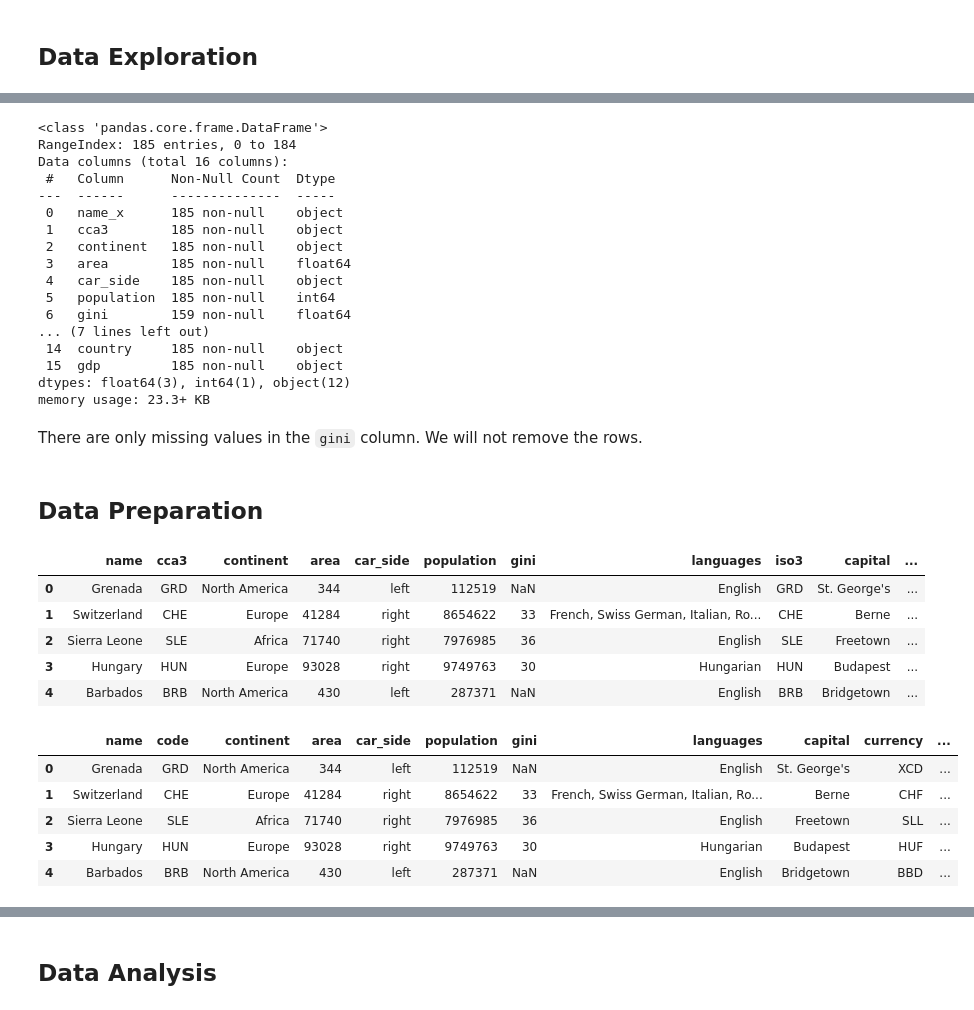
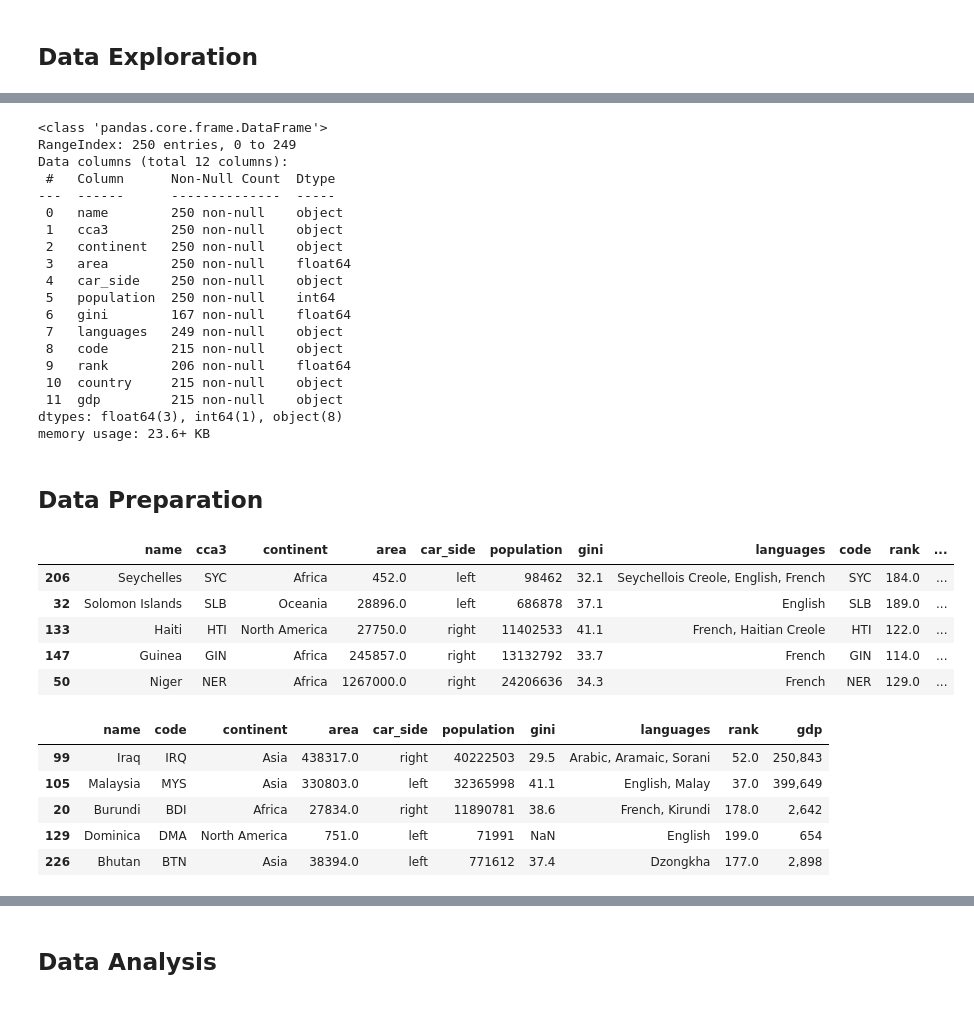
Before and after one commit to nadpierre/countries-eda-project, a Jupyter notebook: Country Analysis.ipynb, the cells around one changed output, grey strips where cells are left out. Saved outputs shown, nothing was run; the diff lists cells and outputs as text; code cells hidden in the pictures.

````diff
--- a/Country Analysis.ipynb
+++ b/Country Analysis.ipynb
@@ -137,10 +101,7 @@ CSV file Data/countries2.csv created
 # %%
 # Get number of rows/columns of each dataframe
-countries1 = pd.read_csv('Data/countries1.csv')
-print('Countries 1 shape:', countries1.shape)
-
-countries2 = pd.read_csv('Data/countries2.csv')
-print('Countries 2 shape:', countries2.shape)
+countries = pd.read_csv('Data/countries.csv')
+print('Countries shape:', countries.shape)
 
 gdp = pd.read_csv('Data/GDP.csv', on_bad_lines='error')
 print('GDP shape:', gdp.shape)
@@ -150,8 +110,6 @@ Countries 2 shape: (186, 4)
 GDP shape: (217, 4)
 # %%
 # Merge dataframes
-countries = countries1 \
-    .merge(right=countries2, how='inner', left_on='cca3', right_on='iso3') \
-    .merge(right=gdp, how='inner', left_on='cca3', right_on='code')
+countries = countries.merge(right=gdp, how='left', left_on='cca3', right_on='code')
 print('Merged dataframe shape:', countries.shape)
 # %% [output]
@@ -221,45 +175,45 @@ countries.describe()
 countries.info()
 # %% [output]
 <class 'pandas.core.frame.DataFrame'>
-RangeIndex: 185 entries, 0 to 184
-Data columns (total 16 columns):
+RangeIndex: 250 entries, 0 to 249
+Data columns (total 12 columns):
  #   Column      Non-Null Count  Dtype
 ---  ------      --------------  -----
- 0   name_x      185 non-null    object
- 1   cca3        185 non-null    object
- 2   continent   185 non-null    object
- 3   area        185 non-null    float64
- 4   car_side    185 non-null    object
- 5   population  185 non-null    int64
- 6   gini        159 non-null    float64
-... (7 lines left out)
- 14  country     185 non-null    object
- 15  gdp         185 non-null    object
-dtypes: float64(3), int64(1), object(12)
-memory usage: 23.3+ KB
+ 0   name        250 non-null    object
+ 1   cca3        250 non-null    object
+ 2   continent   250 non-null    object
+ 3   area        250 non-null    float64
+ 4   car_side    250 non-null    object
+ 5   population  250 non-null    int64
+ 6   gini        167 non-null    float64
+ 7   languages   249 non-null    object
+ 8   code        215 non-null    object
+ 9   rank        206 non-null    float64
+ 10  country     215 non-null    object
+ 11  gdp         215 non-null    object
+dtypes: float64(3), int64(1), object(8)
+memory usage: 23.6+ KB
-# %% [markdown]
-There are only missing values in the ```gini``` column. We will not remove the rows.
 # %% [markdown]
 ## Data Preparation
 # %%
 # Drop the name column of the second and third dataframe
-countries = countries.drop(['name_y', 'country'], axis=1).rename(columns={'name_x': 'name'})
-countries.head()
+countries = countries.drop('country', axis=1).rename(columns={'name_x': 'name'})
+countries.sample(5)
 # %% [output]
-|  | name | cca3 | continent | area | car_side | population | gini | languages | iso3 | capital | ... |
-| 0 | Grenada | GRD | North America | 344 | left | 112519 | NaN | English | GRD | St. George's | ... |
-| 1 | Switzerland | CHE | Europe | 41284 | right | 8654622 | 33 | French, Swiss German, Italian, Ro... | CHE | Berne | ... |
-| 2 | Sierra Leone | SLE | Africa | 71740 | right | 7976985 | 36 | English | SLE | Freetown | ... |
-| 3 | Hungary | HUN | Europe | 93028 | right | 9749763 | 30 | Hungarian | HUN | Budapest | ... |
-| 4 | Barbados | BRB | North America | 430 | left | 287371 | NaN | English | BRB | Bridgetown | ... |
+|  | name | cca3 | continent | area | car_side | population | gini | languages | code | rank | ... |
+| 206 | Seychelles | SYC | Africa | 452.0 | left | 98462 | 32.1 | Seychellois Creole, English, French | SYC | 184.0 | ... |
+| 32 | Solomon Islands | SLB | Oceania | 28896.0 | left | 686878 | 37.1 | English | SLB | 189.0 | ... |
+| 133 | Haiti | HTI | North America | 27750.0 | right | 11402533 | 41.1 | French, Haitian Creole | HTI | 122.0 | ... |
+| 147 | Guinea | GIN | Africa | 245857.0 | right | 13132792 | 33.7 | French | GIN | 114.0 | ... |
+| 50 | Niger | NER | Africa | 1267000.0 | right | 24206636 | 34.3 | French | NER | 129.0 | ... |
 # %%
 # Drop the code column of the second dataframe
-countries = countries.drop(['iso3', 'code'], axis=1).rename(columns={'cca3': 'code'})
-countries.head()
+countries = countries.drop('code', axis=1).rename(columns={'cca3': 'code'})
+countries.sample(5)
 # %% [output]
-|  | name | code | continent | area | car_side | population | gini | languages | capital | currency | ... |
-| 0 | Grenada | GRD | North America | 344 | left | 112519 | NaN | English | St. George's | XCD | ... |
-| 1 | Switzerland | CHE | Europe | 41284 | right | 8654622 | 33 | French, Swiss German, Italian, Ro... | Berne | CHF | ... |
-| 2 | Sierra Leone | SLE | Africa | 71740 | right | 7976985 | 36 | English | Freetown | SLL | ... |
-| 3 | Hungary | HUN | Europe | 93028 | right | 9749763 | 30 | Hungarian | Budapest | HUF | ... |
-| 4 | Barbados | BRB | North America | 430 | left | 287371 | NaN | English | Bridgetown | BBD | ... |
+|  | name | code | continent | area | car_side | population | gini | languages | rank | gdp |
+| 99 | Iraq | IRQ | Asia | 438317.0 | right | 40222503 | 29.5 | Arabic, Aramaic, Sorani | 52.0 | 250,843 |
+| 105 | Malaysia | MYS | Asia | 330803.0 | left | 32365998 | 41.1 | English, Malay | 37.0 | 399,649 |
+| 20 | Burundi | BDI | Africa | 27834.0 | right | 11890781 | 38.6 | French, Kirundi | 178.0 | 2,642 |
+| 129 | Dominica | DMA | North America | 751.0 | left | 71991 | NaN | English | 199.0 | 654 |
+| 226 | Bhutan | BTN | Asia | 38394.0 | left | 771612 | 37.4 | Dzongkha | 177.0 | 2,898 |
````
Also changed, not shown: parts of 51 cells of this notebook, 2 other files.
